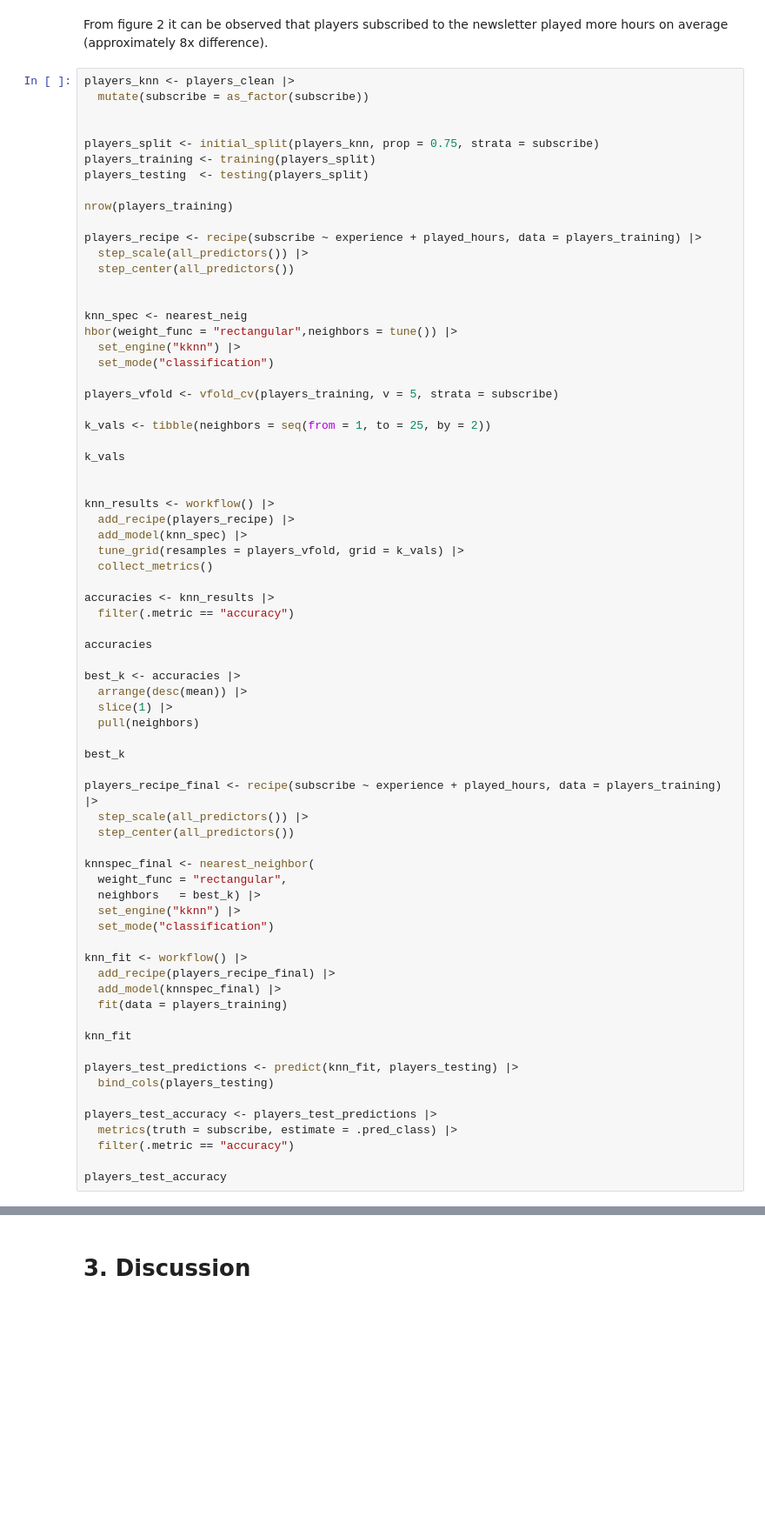
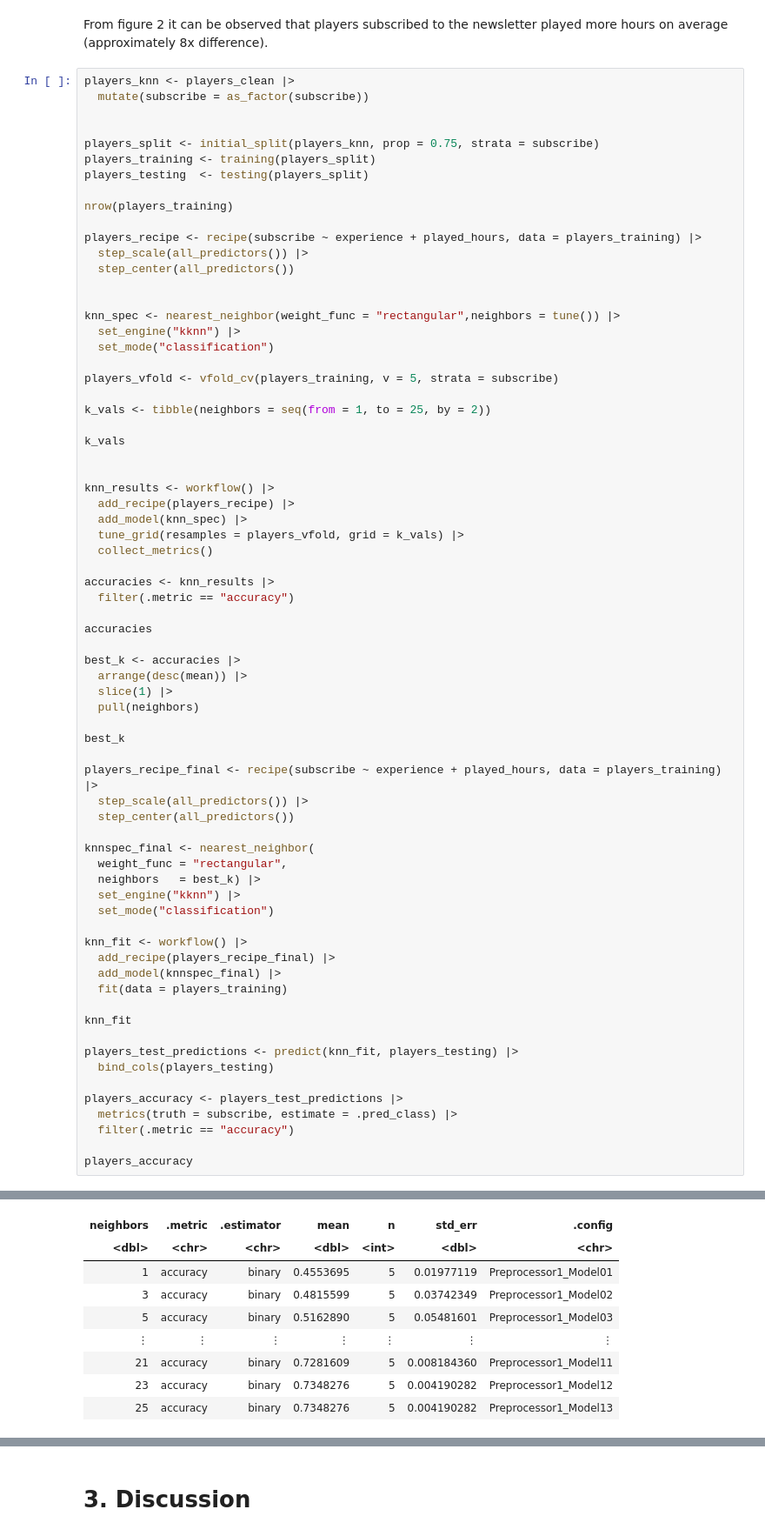
Before and after one commit to JLin4115/gp_dsci_17, a Jupyter notebook: Project group17 report.ipynb, the cells around one changed output, grey strips where cells are left out. Shown at 87% size. Saved outputs shown, nothing was run; the diff lists cells and outputs as text; blank space fills up the shorter version.

```diff
--- a/Project group17 report.ipynb
+++ b/Project group17 report.ipynb
@@ -162,8 +180,7 @@ players_recipe <- recipe(subscribe ~ experience + played_hours, data = players_t
   step_center(all_predictors())
 
 
-knn_spec <- nearest_neig
-hbor(weight_func = "rectangular",neighbors = tune()) |>
+knn_spec <- nearest_neighbor(weight_func = "rectangular",neighbors = tune()) |>
   set_engine("kknn") |>
   set_mode("classification")
 
@@ -212,10 +229,10 @@ knn_fit
 players_test_predictions <- predict(knn_fit, players_testing) |>
   bind_cols(players_testing)
 
-players_test_accuracy <- players_test_predictions |>
+players_accuracy <- players_test_predictions |>
   metrics(truth = subscribe, estimate = .pred_class) |>
   filter(.metric == "accuracy")
 
-players_test_accuracy
+players_accuracy
 # %% [output]
 [1] 147
@@ -222,0 +250,9 @@ ERROR: Error in eval(expr, envir, enclos): object 'nearest_neig' not found
+| neighbors | .metric | .estimator | mean | n | std_err | .config |
+| <dbl> | <chr> | <chr> | <dbl> | <int> | <dbl> | <chr> |
+| 1 | accuracy | binary | 0.4553695 | 5 | 0.01977119 | Preprocessor1_Model01 |
+| 3 | accuracy | binary | 0.4815599 | 5 | 0.03742349 | Preprocessor1_Model02 |
+| 5 | accuracy | binary | 0.5162890 | 5 | 0.05481601 | Preprocessor1_Model03 |
+| ⋮ | ⋮ | ⋮ | ⋮ | ⋮ | ⋮ | ⋮ |
+| 21 | accuracy | binary | 0.7281609 | 5 | 0.008184360 | Preprocessor1_Model11 |
+| 23 | accuracy | binary | 0.7348276 | 5 | 0.004190282 | Preprocessor1_Model12 |
+| 25 | accuracy | binary | 0.7348276 | 5 | 0.004190282 | Preprocessor1_Model13 |
```
Also changed, not shown: parts of 2 cells of this notebook.
